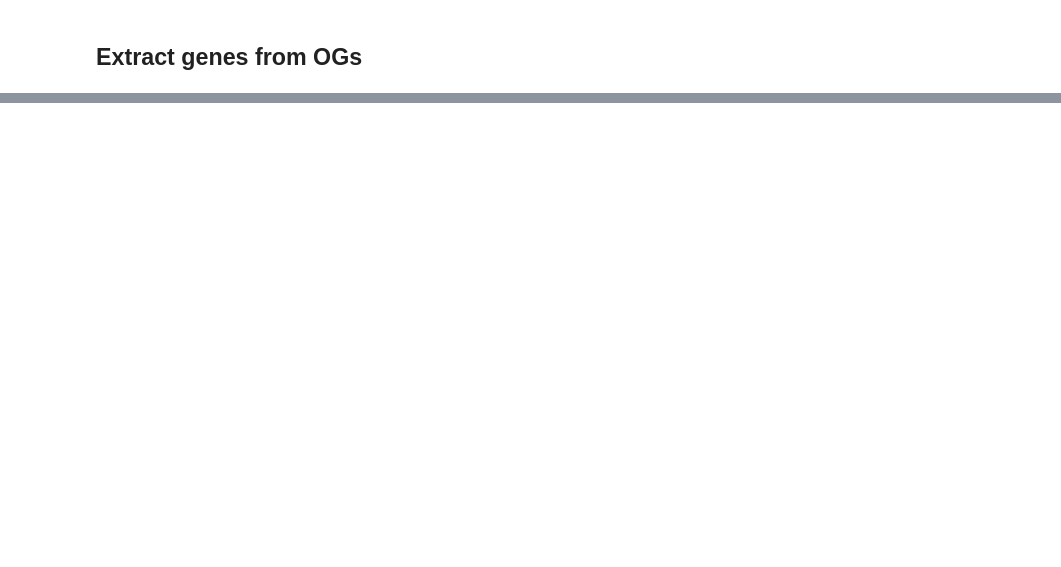
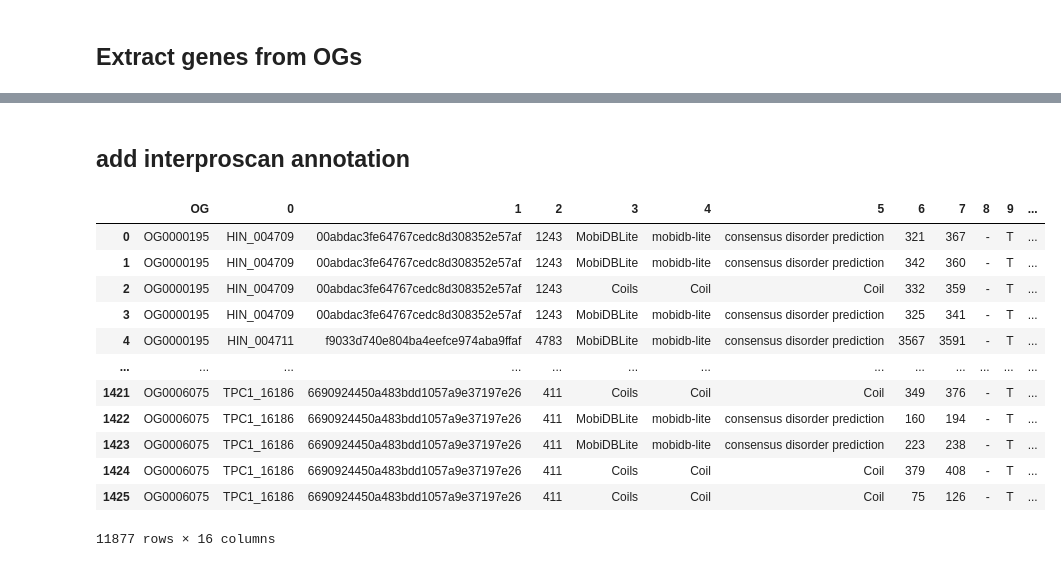
Before and after one commit to zeynepkurtw/H_inflata, a Jupyter notebook: jupyter/1_orthofinder/2_OG_diplomonads.ipynb, the cells around one changed output, grey strips where cells are left out. Drawn from its saved outputs; the diff is of its cells as text; code cells hidden in the pictures; blank space fills up the shorter version.

Commit message:
h.inflata

```diff
--- a/jupyter/1_orthofinder/2_OG_diplomonads.ipynb
+++ b/jupyter/1_orthofinder/2_OG_diplomonads.ipynb
@@ -149,2 +152,59 @@ df_og_stack_annot
 # %%
 df_og_stack_annot.to_csv("/Users/zeyku390/PycharmProjects/H.inflata/jupyter/1_orthofinder/data/og_diplo_annot.csv",sep="\t", header="infer", index=False)
+# %% [markdown]
+## add interproscan annotation
+# %%
+import pandas as pd
+import glob
+
+"OG diplo subset gene list with annotations"
+def OG_stack(OG_list):
+    df = pd.merge(OG_gene_list, OG_list["Orthogroup"], right_on="Orthogroup", left_on=0).drop(
+        columns="Orthogroup").rename(columns={0:"OG"}).set_index("OG")
+    df=df.stack().reset_index().drop(columns=["level_1"])
+    return df
+
+df_og_stack=OG_stack(og_diplo)
+
+path = '/Users/zeyku390/PycharmProjects/H.inflata/resource/3_interproscan/*.tsv'
+list_files = glob.glob(path)
+
+#get species name from the filenames
+sp_dic = {}
+for element in list_files:
+    i = element.split(".")[1]
+    i = i.split("/")[-1]
+    sp_dic[i] = element
+
+dic_annot= {}
+for key, value in sp_dic.items():
+    dic_annot[key] = pd.read_csv(value, sep="\t", header=None, names=list(range(0, 15)),
+                           engine='python', quoting=3)
+
+
+def add_annot(df, df_annot):
+    df=pd.merge(df, df_annot, on=0)
+    return df
+
+df1=add_annot(OG_stack(og_diplo), dic_annot["HIN"])
+df2=add_annot(OG_stack(og_diplo), dic_annot["spiro"])
+df3=add_annot(OG_stack(og_diplo), dic_annot["muris"])
+df4=add_annot(OG_stack(og_diplo), dic_annot["wb"])
+df5=add_annot(OG_stack(og_diplo), dic_annot["trepo"])
+
+df_og_stack_ipr=pd.concat([df1,df2,df3,df4,df5], axis=0)
+df_og_stack_ipr
+# %% [output]
+|  | OG | 0 | 1 | 2 | 3 | 4 | 5 | 6 | 7 | 8 | 9 | ... |
+| 0 | OG0000195 | HIN_004709 | 00abdac3fe64767cedc8d308352e57af | 1243 | MobiDBLite | mobidb-lite | consensus disorder prediction | 321 | 367 | - | T | ... |
+| 1 | OG0000195 | HIN_004709 | 00abdac3fe64767cedc8d308352e57af | 1243 | MobiDBLite | mobidb-lite | consensus disorder prediction | 342 | 360 | - | T | ... |
+| 2 | OG0000195 | HIN_004709 | 00abdac3fe64767cedc8d308352e57af | 1243 | Coils | Coil | Coil | 332 | 359 | - | T | ... |
+| 3 | OG0000195 | HIN_004709 | 00abdac3fe64767cedc8d308352e57af | 1243 | MobiDBLite | mobidb-lite | consensus disorder prediction | 325 | 341 | - | T | ... |
+| 4 | OG0000195 | HIN_004711 | f9033d740e804ba4eefce974aba9ffaf | 4783 | MobiDBLite | mobidb-lite | consensus disorder prediction | 3567 | 3591 | - | T | ... |
+| ... | ... | ... | ... | ... | ... | ... | ... | ... | ... | ... | ... | ... |
+| 1421 | OG0006075 | TPC1_16186 | 6690924450a483bdd1057a9e37197e26 | 411 | Coils | Coil | Coil | 349 | 376 | - | T | ... |
+| 1422 | OG0006075 | TPC1_16186 | 6690924450a483bdd1057a9e37197e26 | 411 | MobiDBLite | mobidb-lite | consensus disorder prediction | 160 | 194 | - | T | ... |
+| 1423 | OG0006075 | TPC1_16186 | 6690924450a483bdd1057a9e37197e26 | 411 | MobiDBLite | mobidb-lite | consensus disorder prediction | 223 | 238 | - | T | ... |
+| 1424 | OG0006075 | TPC1_16186 | 6690924450a483bdd1057a9e37197e26 | 411 | Coils | Coil | Coil | 379 | 408 | - | T | ... |
+| 1425 | OG0006075 | TPC1_16186 | 6690924450a483bdd1057a9e37197e26 | 411 | Coils | Coil | Coil | 75 | 126 | - | T | ... |
+11877 rows × 16 columns
```
Also changed, not shown: parts of 10 cells of this notebook, 10 other files.
